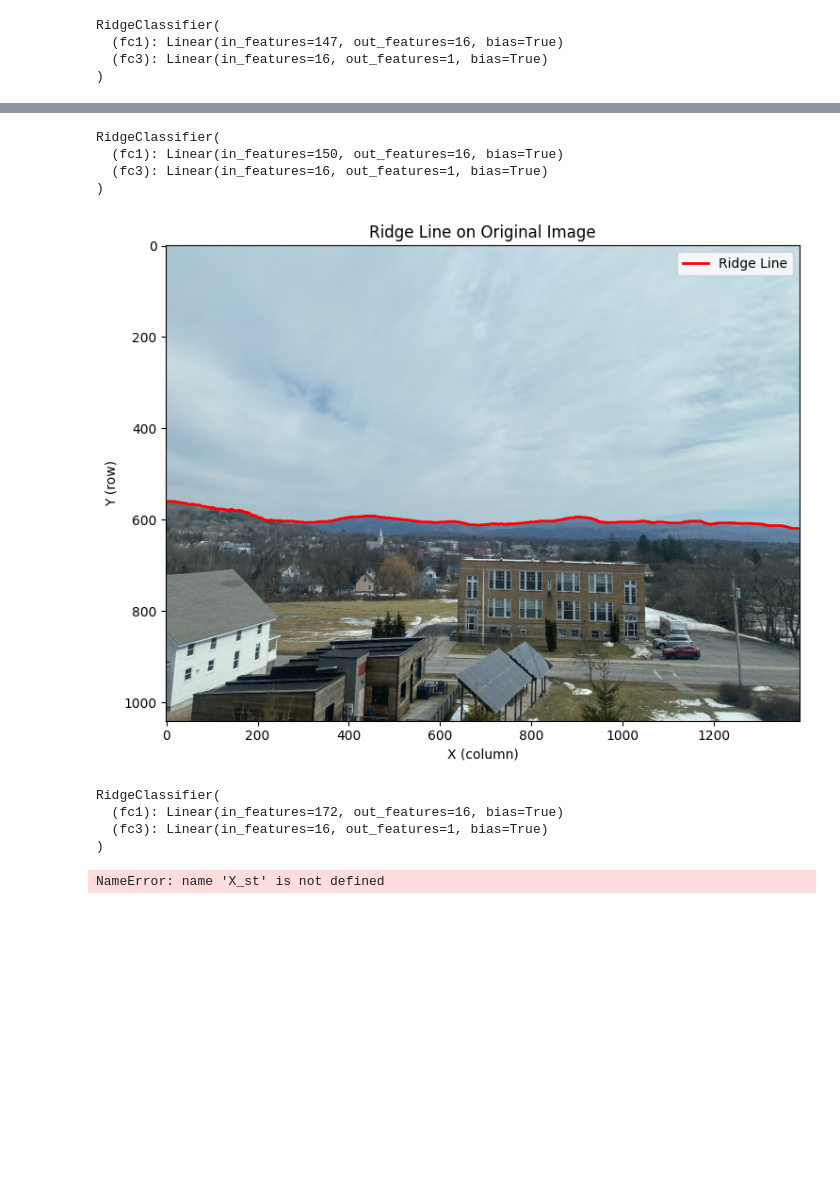
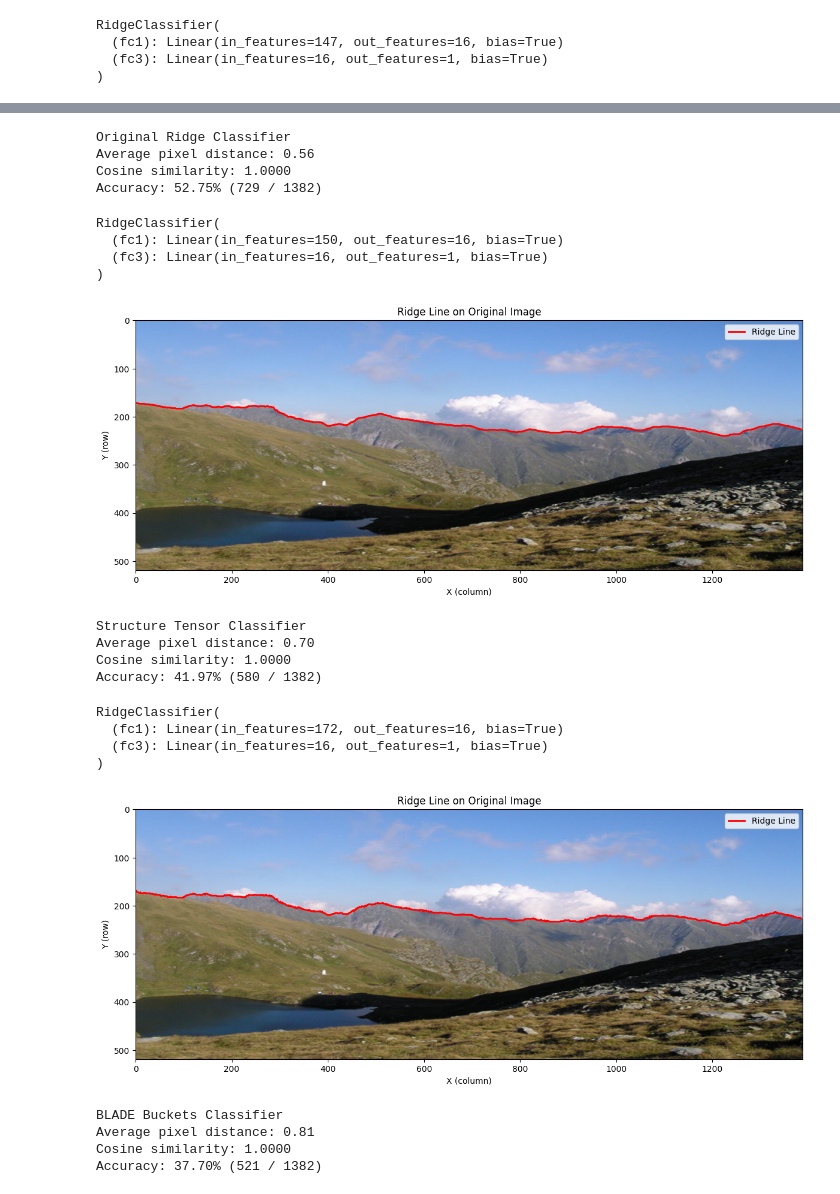
Before and after one commit to csci701s25/snowbowl-savant, a Jupyter notebook: EdgeDetection/edge_det_tensor.ipynb, the cells around one changed output, grey strips where cells are left out. Saved outputs shown, nothing was run; the diff lists cells and outputs as text; code cells hidden in the pictures; blank space fills up the shorter version.

Commit message:
added eval metrics

```diff
--- a/EdgeDetection/edge_det_tensor.ipynb
+++ b/EdgeDetection/edge_det_tensor.ipynb
@@ -526,3 +645,14 @@ plot_ridge(ridge0)
+# %%
+print("Original Ridge Classifier")
+metrics0 = evaluate_ridge(ridge0, gt_ridge)
+print(f"Average pixel distance: {metrics0['avg_dist']:.2f}")
+print(f"Cosine similarity: {metrics0['cosine_sim']:.4f}")
+print(f"Accuracy: {metrics0['accuracy'][0]*100:.2f}% ({metrics0['accuracy'][1]} / {metrics0['accuracy'][2]})")
+# %% [output]
+Original Ridge Classifier
+Average pixel distance: 0.56
+Cosine similarity: 1.0000
+Accuracy: 52.75% (729 / 1382)
 # %%
 m1 = RidgeClassifier(in_dim=150)
 m1.load_state_dict(torch.load('models/ridge_st_cont.pth'))
@@ -533,10 +664,21 @@ RidgeClassifier(
   (fc3): Linear(in_features=16, out_features=1, bias=True)
 )
 # %%
-ridge1 = find_ridge_new(img, m1, mode='st', threshold=0.2, r=3)
-plot_ridge(ridge1)
+ridge1 = find_ridge_new(img, m1, mode='st', r=3, threshold=0.9, max_restart=2)
+plot_ridge(ridge1, img)
 # %% [output]
-[figure, old version]
+[figure, new version]
+# %%
+print("Structure Tensor Classifier")
+metrics1 = evaluate_ridge(ridge1, gt_ridge)
+print(f"Average pixel distance: {metrics1['avg_dist']:.2f}")
+print(f"Cosine similarity: {metrics1['cosine_sim']:.4f}")
+print(f"Accuracy: {metrics1['accuracy'][0]*100:.2f}% ({metrics1['accuracy'][1]} / {metrics1['accuracy'][2]})")
+# %% [output]
+Structure Tensor Classifier
+Average pixel distance: 0.70
+Cosine similarity: 1.0000
+Accuracy: 41.97% (580 / 1382)
 # %%
 m2 = RidgeClassifier(in_dim=172)
 m2.load_state_dict(torch.load('models/ridge_st_bkt.pth'))
@@ -546,8 +689,27 @@ RidgeClassifier(
   (fc1): Linear(in_features=172, out_features=16, bias=True)
   (fc3): Linear(in_features=16, out_features=1, bias=True)
 )
+# %%
+n_strength, n_coherence, n_orientation = 6, 3, 16
+
+bins = {
+  'strength': np.linspace(0, 1.0, n_strength+1),
+  'coherence': np.linspace(0, 1.0, n_coherence + 1),
+  'orientation': np.linspace(-np.pi/2, np.pi/2, n_orientation+1),
+}
 # %%
 ridge2 = find_ridge_new(img, m2, mode='bkt', bins=bins, r=3)
-plot_ridge(ridge2)
+plot_ridge(ridge2, img)
 # %% [output]
-NameError: name 'X_st' is not defined
+[figure, added]
+# %%
+print("BLADE Buckets Classifier")
+metrics2 = evaluate_ridge(ridge2, gt_ridge)
+print(f"Average pixel distance: {metrics2['avg_dist']:.2f}")
+print(f"Cosine similarity: {metrics2['cosine_sim']:.4f}")
+print(f"Accuracy: {metrics2['accuracy'][0]*100:.2f}% ({metrics2['accuracy'][1]} / {metrics2['accuracy'][2]})")
+# %% [output]
+BLADE Buckets Classifier
+Average pixel distance: 0.81
+Cosine similarity: 1.0000
+Accuracy: 37.70% (521 / 1382)
```
Also changed, not shown: parts of 13 cells of this notebook.
